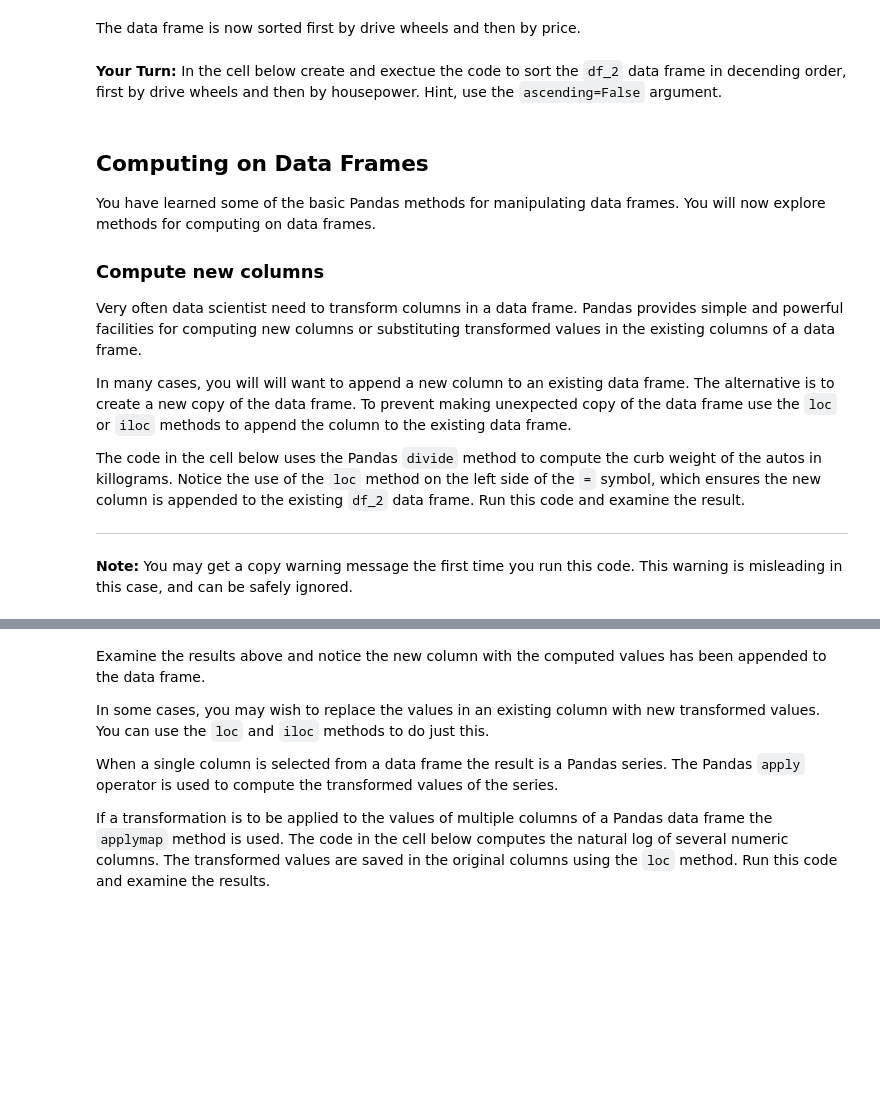
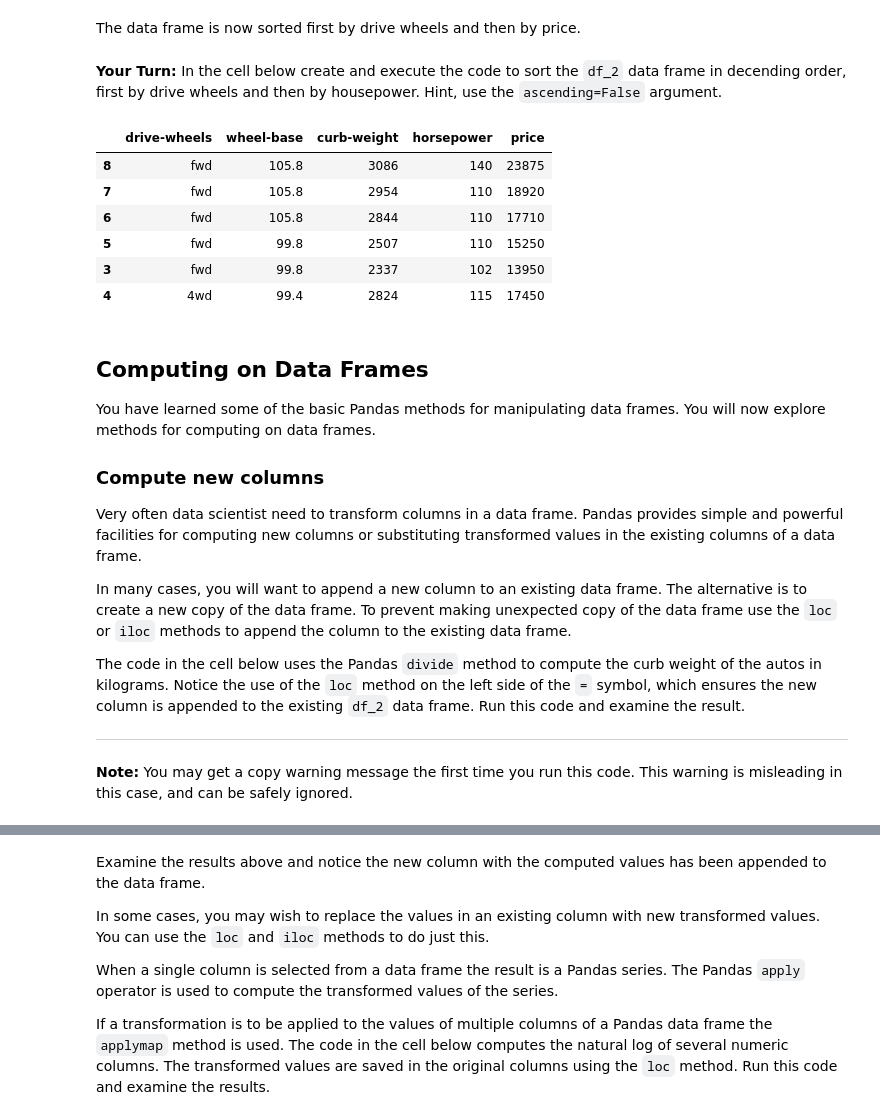
Before and after one commit to raffaeleterribile/pandas-tutorials, a Jupyter notebook: DataFrames-Python.ipynb, the cells around one changed output, grey strips where cells are left out. Saved outputs shown, nothing was run; the diff lists cells and outputs as text; code cells hidden in the pictures; blank space fills up the shorter version.

```diff
--- a/DataFrames-Python.ipynb
+++ b/DataFrames-Python.ipynb
@@ -401,7 +401,17 @@ df_sort
 # %% [markdown]
 The data frame is now sorted first by drive wheels and then by price.
 # %% [markdown]
-**Your Turn:** In the cell below create and exectue the code to sort the `df_2` data frame in decending order, first by drive wheels and then by housepower. Hint, use the `ascending=False` argument.
+**Your Turn:** In the cell below create and execute the code to sort the `df_2` data frame in decending order, first by drive wheels and then by housepower. Hint, use the `ascending=False` argument.
+# %%
+df_2.sort_values(by = ['drive-wheels', 'price'], axis = 0, ascending = False)
+# %% [output]
+|  | drive-wheels | wheel-base | curb-weight | horsepower | price |
+| 8 | fwd | 105.8 | 3086 | 140 | 23875 |
+| 7 | fwd | 105.8 | 2954 | 110 | 18920 |
+| 6 | fwd | 105.8 | 2844 | 110 | 17710 |
+| 5 | fwd | 99.8 | 2507 | 110 | 15250 |
+| 3 | fwd | 99.8 | 2337 | 102 | 13950 |
+| 4 | 4wd | 99.4 | 2824 | 115 | 17450 |
 # %% [markdown]
 ## Computing on Data Frames
 
@@ -411,9 +421,9 @@ You have learned some of the basic Pandas methods for manipulating data frames.
 
 Very often data scientist need to transform columns in a data frame. Pandas provides simple and powerful facilities for computing new columns or substituting transformed values in the existing columns of a data frame.
 
-In many cases, you will will want to append a new column to an existing data frame. The alternative is to create a new copy of the data frame. To prevent making unexpected copy of the data frame use the `loc` or `iloc` methods to append the column to the existing data frame.
+In many cases, you will want to append a new column to an existing data frame. The alternative is to create a new copy of the data frame. To prevent making unexpected copy of the data frame use the `loc` or `iloc` methods to append the column to the existing data frame.
 
-The code in the cell below uses the Pandas `divide` method to compute the curb weight of the autos in killograms. Notice the use of the `loc` method on the left side of the `=` symbol, which ensures the new column is appended to the existing `df_2` data frame. Run this code and examine the result.
+The code in the cell below uses the Pandas `divide` method to compute the curb weight of the autos in kilograms. Notice the use of the `loc` method on the left side of the `=` symbol, which ensures the new column is appended to the existing `df_2` data frame. Run this code and examine the result.
 
 ****
 **Note:** You may get a copy warning message the first time you run this code. This warning is misleading in this case, and can be safely ignored.
```
Also changed, not shown: parts of 10 cells of this notebook.
